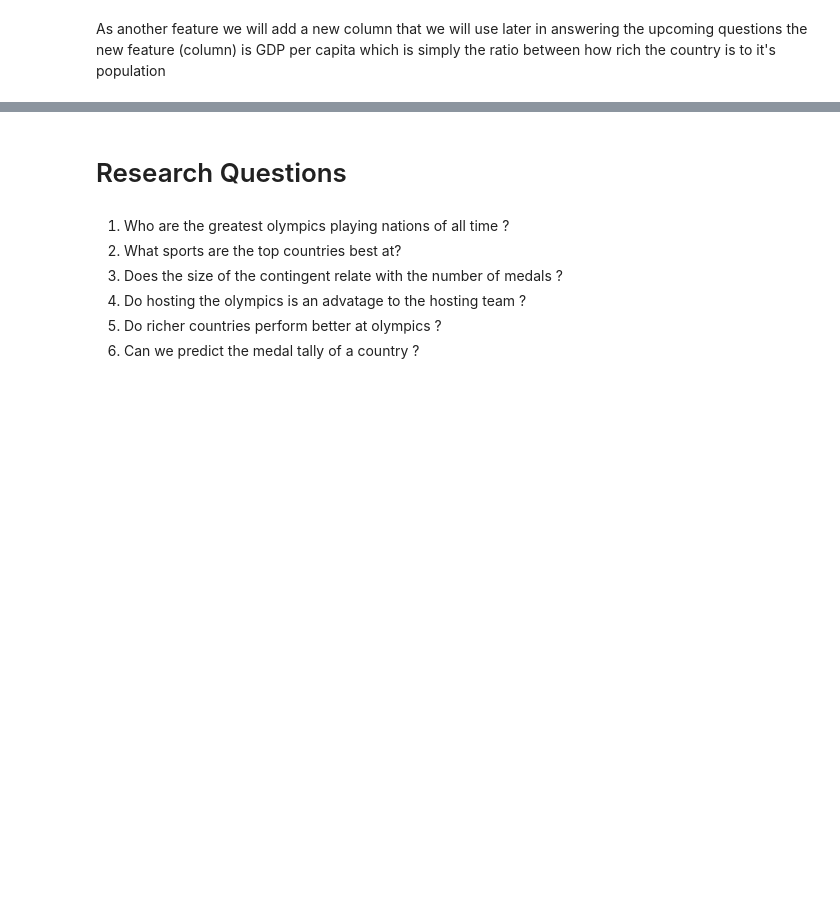
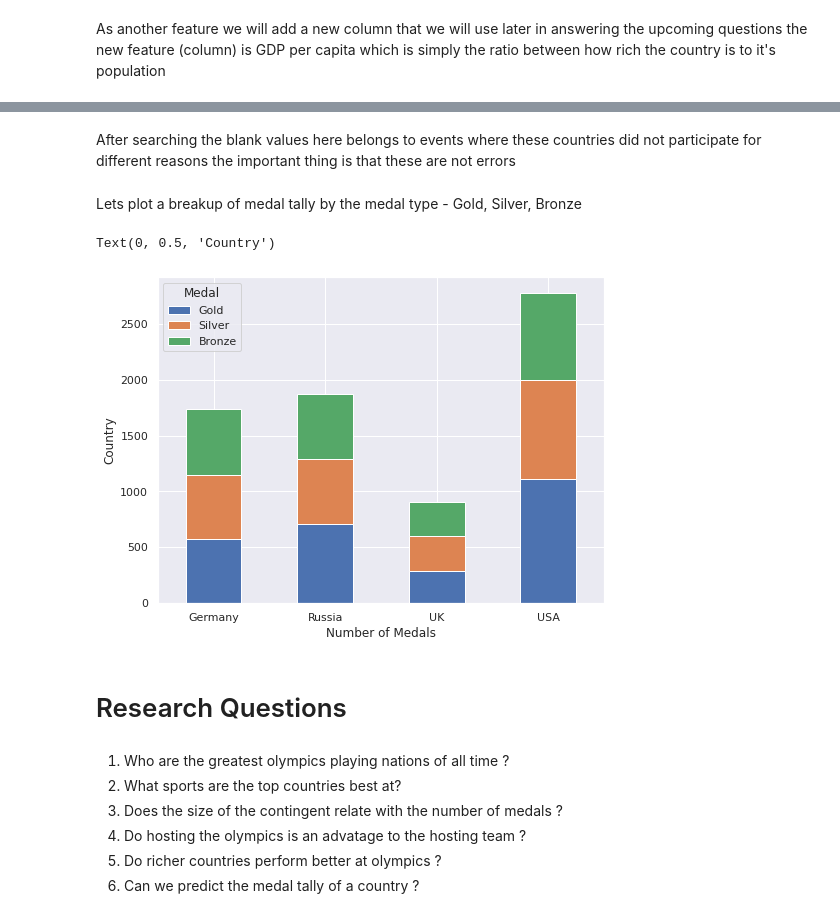
Before and after one commit to CSEN1095-W21/project-u8, a Jupyter notebook: cleaning.ipynb, the cells around one changed output, grey strips where cells are left out. Drawn from its saved outputs; the diff is of its cells as text; code cells hidden in the pictures; blank space fills up the shorter version.

```diff
--- a/cleaning.ipynb
+++ b/cleaning.ipynb
@@ -955,3 +1024,30 @@ olympics_final.head()
+# %% [markdown]
+After searching the blank values here belongs to events where these countries did not participate for different reasons the important thing is that these are not errors
+# %% [markdown]
+Lets plot a breakup of medal tally by the medal type - Gold, Silver, Bronze
+# %%
+top_countries = ['USA', 'Russia', 'Germany', 'UK']
+
+# row mask where countries match
+row_mask_2 = medal_tally_agnostic['Team'].map(lambda x: x in top_countries)
+
+# Pivot table to calculate sum of gold, silver and bronze medals for each country
+medal_tally_specific = pd.pivot_table(medal_tally_agnostic[row_mask_2],
+                                     index = ['Team'],
+                                     columns = 'Medal',
+                                     values = 'Medal_Won_Corrected',
+                                     aggfunc = 'sum',
+                                     fill_value = 0).drop('non', axis = 1)
+
+# Re-order the columns so that they appear in order on the chart.
+medal_tally_specific = medal_tally_specific.loc[:, ['Gold', 'Silver', 'Bronze']]
+
+medal_tally_specific.plot(kind = 'bar', stacked = True, figsize = (8,6), rot = 0)
+xlabel('Number of Medals')
+ylabel('Country')
+# %% [output]
+Text(0, 0.5, 'Country')
+[figure, added]
 # %% [markdown]
 # Research  Questions
 # %% [markdown]
```
Also changed, not shown: parts of 10 cells of this notebook.
